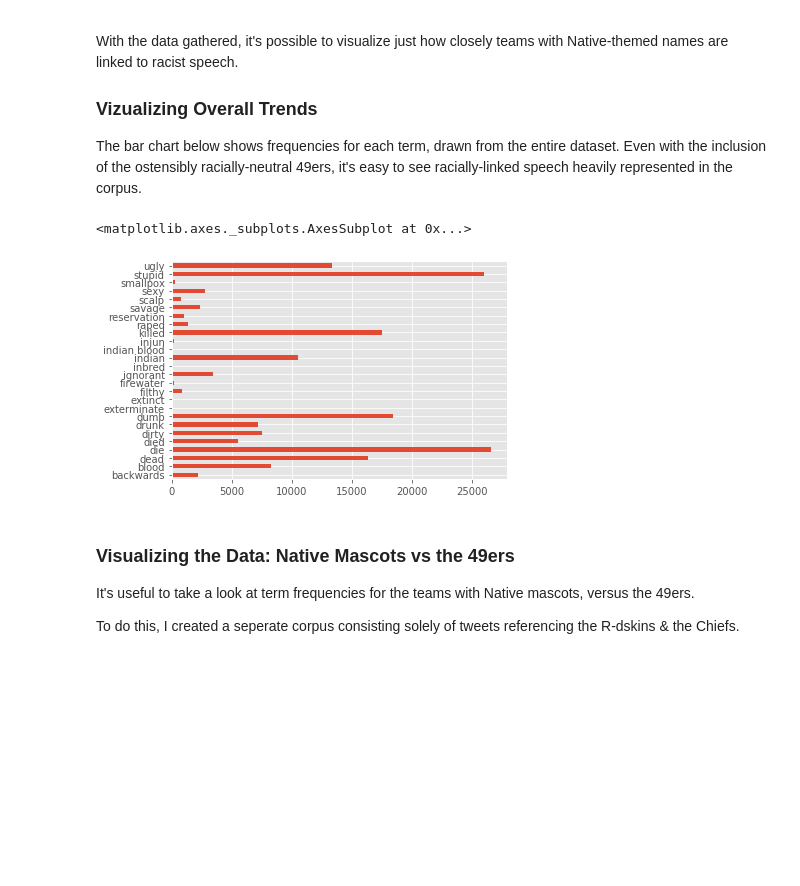
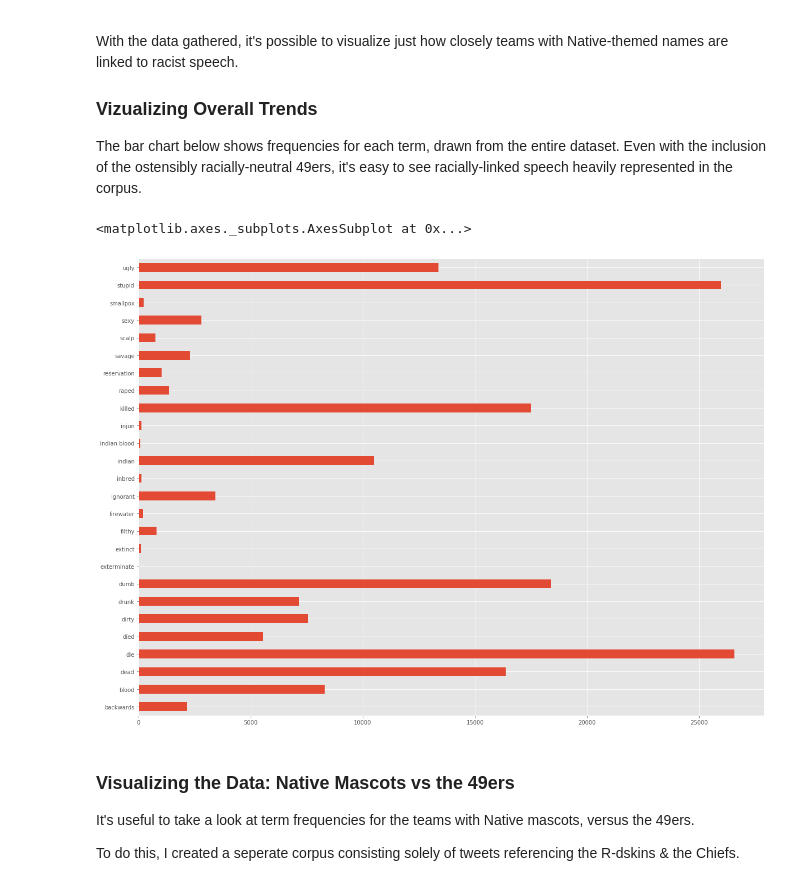
Before and after one commit to IndigenousEngineering/Not_Your_Mascot, a Jupyter notebook: Not_Your_Mascot_full.ipynb, the cells around one changed output. Saved outputs shown, nothing was run; the diff lists cells and outputs as text; code cells hidden in the pictures; blank space fills up the shorter version.

```diff
--- a/Not_Your_Mascot_full.ipynb
+++ b/Not_Your_Mascot_full.ipynb
@@ -1403,11 +1403,11 @@ The bar chart below shows frequencies for each term, drawn from the entire datas
 # %%
 # bar chart for full dataset
 # frequencies per term for all teams
 
-Not_Your_Mascot_full_df['term'].value_counts().sort_index().plot.barh()
+Not_Your_Mascot_full_df['term'].value_counts().sort_index().plot.barh(figsize=(20,15))
 # %% [output]
 <matplotlib.axes._subplots.AxesSubplot at 0x...>
-[figure, old version]
+[figure, new version]
 # %% [markdown]
 ### Visualizing the Data: Native Mascots vs the 49ers
 
```
Also changed, not shown: parts of 17 cells of this notebook.
